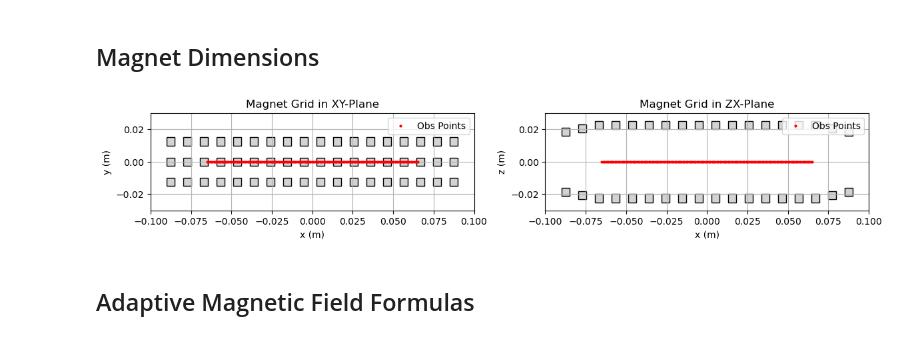
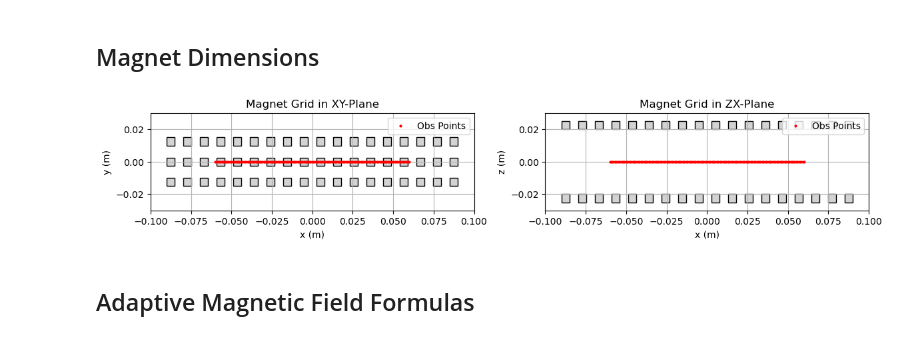
Before and after one commit to joostwijn/Rotating_Magnetic_Setup, a Jupyter notebook: 3. Magnets/Field_Shaping_Algorithm_JAX.ipynb, the cells around one changed output. Cells and saved outputs as stored; diff of their text form; code cells hidden in the pictures.

```diff
--- a/3. Magnets/Field_Shaping_Algorithm_JAX.ipynb
+++ b/3. Magnets/Field_Shaping_Algorithm_JAX.ipynb
@@ -126,30 +126,30 @@ def plot_magnet_grid(a_total, a_one, n_x, b_total, b_one, n_y, h, zl, x_val, y_v
 # %%
 #------------------------------------------------------------------
 # Dimensions and coordinates of the magnet grid, magnets and observation points.
 #------------------------------------------------------------------
 A_TOTAL = 180e-3    # Grid width (x-dimension)
 A_ONE   = 5e-3   # Magnet width (x-dimension)
 N_X     = 18     # Number of magnets in x-direction
 B_TOTAL = 30e-3    # Grid depth (y-dimension)
 B_ONE   = 5e-3     # Magnet depth (y-dimension)
 N_Y     = 3       # Number of magnets in y-direction
 H       = 5e-3     # Magnet height (z-dimension)
 MZ      = 1.29     # Magnetization along z
 
 # Vertical offsets for each magnet column (using same offset for all)
-ZL = jnp.array([16e-3, 18e-3, 20e-3, 20e-3, 20e-3, 20e-3, 20e-3, 20e-3, 20e-3,
-                20e-3, 20e-3, 20e-3, 20e-3, 20e-3, 20e-3, 20e-3, 18e-3, 16e-3])# jnp.array([20e-3, 20e-3, 20e-3, 20e-3, 20e-3, 20e-3, 20e-3, 20e-3, 20e-3, 20e-3]); jnp.full(N_X, 20e-3)
+ZL = jnp.full(N_X, 20e-3) # jnp.array([20e-3, 20e-3, 20e-3, 20e-3, 20e-3, 20e-3, 20e-3, 20e-3, 20e-3, 20e-3]); jnp.full(N_X, 20e-3)
+# jnp.array([16e-3, 18e-3, 20e-3, 20e-3, 20e-3, 20e-3, 20e-3, 20e-3, 20e-3, 20e-3, 20e-3, 20e-3, 20e-3, 20e-3, 20e-3, 20e-3, 18e-3, 16e-3])
 
 
 # Observation points (only one coordinate can be an array; the others must be scalars)
-X_VAL = jnp.arange(-65e-3, 66e-3, 1e-3)  # jnp.arange(-40e-3, 41e-3, 1e-3)
+X_VAL = jnp.arange(-60e-3, 61e-3, 1e-3)  # jnp.arange(-40e-3, 41e-3, 1e-3)
 Y_VAL = 0.0  # jnp.arange(-9e-3, 10e-3, 1e-3)
 Z_VAL = 0.0  # jnp.arange(-19e-3, 20e-3, 1e-3)
 
 # Plot the magnetic grid and view the observation points.
 plot_magnet_grid(A_TOTAL, A_ONE, N_X, B_TOTAL, B_ONE, N_Y, H, ZL, X_VAL, Y_VAL, Z_VAL)
 # %% [output]
-[figure, old version]
+[figure, new version]
 # %% [markdown]
 ## Adaptive Magnetic Field Formulas
 # %%
```
Also changed, not shown: parts of 10 cells of this notebook.
